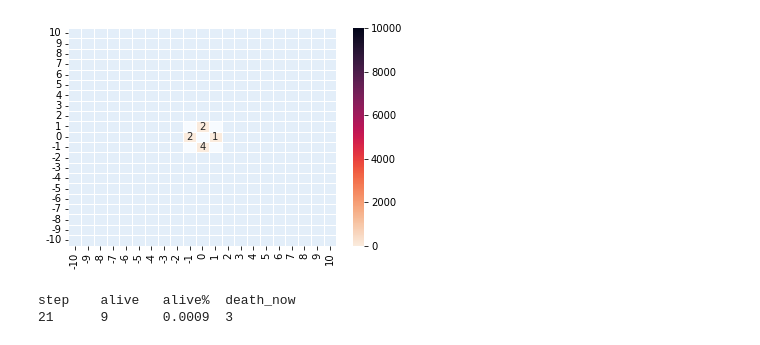
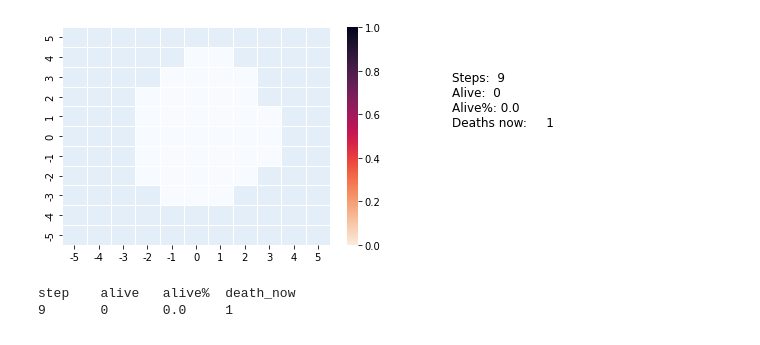
Before and after one commit to prenassipaolo/optiver_puzzle, a Jupyter notebook: base.ipynb, the cells around one changed output. Drawn from its saved outputs; the diff is of its cells as text; code cells hidden in the pictures.

Commit message:
add ellipse and create matrix to invert

```diff
--- a/base.ipynb
+++ b/base.ipynb
@@ -13,16 +13,18 @@ MAX_STEPS = 100
 np.random.seed(SEED)
 # %%
 def square(x, y):
-    if -2<x<2 and -2<y<2:
-        return True
-    return False
+    f = (-2<x<2) and (-2<y<2)
+    return f
 
-def constraints(x, y):
-    if x+y<1:
-        return True
-    return False
+def half_plane(x, y):
+    f = (x + y - 1 < 0)
+    return f
+
+def ellipse(x, y):
+    f = ((x - 0.25)**2/9 + (y - 0.25)**2/16 -1) < 0
+    return f
 # %%
-constraints = square
+constraints = ellipse
 # %%
 class Ants():
     def __init__(self, n:int) -> None:
@@ -123,7 +125,7 @@ class Grid():
             return mask
         return None
 
-    def plot(self, vmax=None, masked:bool=False):
+    def plot(self, vmax=None, text:str=None, masked:bool=False):
 
         # add mask
         if masked:
@@ -147,10 +149,12 @@ class Grid():
             xticklabels=True,
             yticklabels=True
             )
+
+        plt.text(self.width + self.width//2, self.height//2, text, fontsize=12)
         plt.show()
         return ax
 # %%
-def tracking(num_ants, max_steps=1, grid_height=10, grid_width=10, wait_time:int=None):
+def tracking(num_ants, max_steps=1, grid_height=10, grid_width=10, wait_time:int=None, show_animation:bool=True):
 
     ants = Ants(num_ants)
     grid = Grid(grid_height, grid_width)
@@ -165,7 +169,14 @@ def tracking(num_ants, max_steps=1, grid_height=10, grid_width=10, wait_time:int
         clear_output(wait=True)
         ants.move()
         grid.update_grid(changes=ants.summarize_positions())
-        grid.plot(vmax=num_ants, masked=True)
+        if show_animation:
+            text = '{}\t{}\n{}\t{}\n{}\t{}\n{}\t{}'.format(
+                'Steps:', ants.step,
+                'Alive:', ants.num_alive,
+                'Alive%:', ants.perc_alive,
+                'Deaths now:', ants.death_history[ants.step]
+                ).expandtabs()
+            grid.plot(vmax=num_ants, masked=True, text=text)
         #if ants.step%1==0 or ants.step>max_steps or ants.num_alive<=0:
         print(f'step\talive\talive%\tdeath_now')
         print(f'{ants.step}\t{ants.num_alive}\t{ants.perc_alive}\t{ants.death_history[ants.step]}')
@@ -182,9 +193,9 @@ def tracking(num_ants, max_steps=1, grid_height=10, grid_width=10, wait_time:int
 # %%
 # print('Ants creation...')
 # ants = Ants(NUM_ANTS)
 print('Movements tracking...')
-death_history, ants, grid = tracking(num_ants=10000, max_steps=20, grid_height=21, grid_width=21, wait_time=1)
+death_history, ants, grid = tracking(num_ants=NUM_ANTS//100000, max_steps=MAX_STEPS, grid_height=11, grid_width=11, wait_time=1)
 # %% [output]
-[figure, old version]
+[figure, new version]
 step    alive   alive%  death_now
-21      9       0.0009  3
+9       0       0.0     1
```
Also changed, not shown: parts of 11 cells of this notebook.
